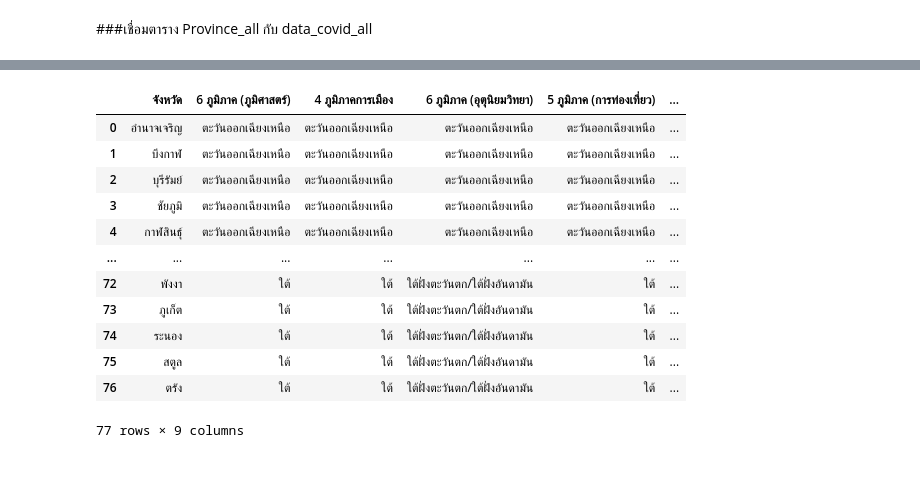
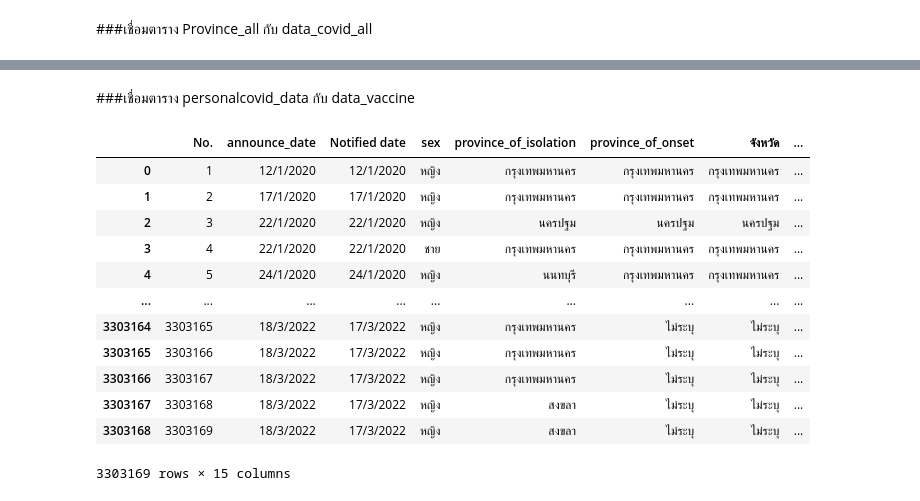
Before and after one commit to nichakornchaisuwan/data_viz_2022, a Jupyter notebook: Project_กลุ่มนี้.ipynb, the cells around one changed output, grey strips where cells are left out. Drawn from its saved outputs; the diff is of its cells as text; code cells hidden in the pictures; blank space fills up the shorter version.

```diff
--- a/Project_กลุ่มนี้.ipynb
+++ b/Project_กลุ่มนี้.ipynb
@@ -421,31 +456,13 @@ set(data_covidall['province_of_onset'])
  'ไม่มีชื่อหอพัก',
  'ไม่ระบุ'}
 # %%
-data_covidall['province_of_onset'].replace({'\tประจวบคีรีขันธ์':'ประจวบคีรีขันธ์',
-                                        'USA':'ไม่ระบุ',
-                                        '\xa0กาญจนบุรี':'กาญจนบุรี',
-                                        '\xa0ชลบุรี':'ชลบุรี',
-                                        '\xa0ตราด':'ตราด',
-                                        '\xa0นครปฐม':'นครปฐม',
-                                        '\xa0สมุทรสงคราม':'สมุทรสงคราม',
-                                        '\xa0สมุทรสาคร':'สมุทรสาคร',
-                                        '\xa0อุทัยธานี':'อุทัยธานี',
-                                        'กทม':'กรุงเทพมหานคร',
-                                        'กทม.':'กรุงเทพมหานคร',
-                                        'กบินทร์บุรี':'ปราจีนบุรี',
-                                        'กระบี่':'กระบี่',
-                                        'กระบี่ี่':'กระบี่',
-                                        'กรุงเทพ':'กรุงเทพมหานคร',
-                                        'กรุงเทพมหานคร':'กรุงเทพมหานคร',
-                                        'กรุงเทพมหานคร.':'กรุงเทพมหานคร',
-                                        'กรุงเทพมหานคร. / พระนครศรีอยุธยา':'กรุงเทพมหานคร',
-                                        'กรุงเทพมหานคร. / ศรีสะเกษ':'กรุงเทพมหานคร',
-                                        'กรุงเทพฯ':'กรุงเทพมหานคร',
-                                        'กะทู้':'ภูเก็ต',
-                                        'กัมพูชา':'ไม่ระบุ',
-                                        'กาญจนบุรี':'กาญจนบุรี',
-                                        'กาญจบุรี':'กาญจนบุรี',
-                                        'กาญนบุรี':'กาญจนบุรี',
+data_covidall['province_of_onset'].replace({'\tประจวบคีรีขันธ์':'ประจวบคีรีขันธ์','USA':'ไม่ระบุ','\xa0กาญจนบุรี':'กาญจนบุรี',
+                                        '\xa0ชลบุรี':'ชลบุรี','\xa0ตราด':'ตราด','\xa0นครปฐม':'นครปฐม','\xa0สมุทรสงคราม':'สมุทรสงคราม',
+                                        '\xa0สมุทรสาคร':'สมุทรสาคร','\xa0อุทัยธานี':'อุทัยธานี','กทม':'กรุงเทพมหานคร','กทม.':'กรุงเทพมหานคร',
+                                        'กบินทร์บุรี':'ปราจีนบุรี','กระบี่':'กระบี่', 'กระบี่ี่':'กระบี่','กรุงเทพ':'กรุงเทพมหานคร','กรุงเทพมหานคร':'กรุงเทพมหานคร',
+                                        'กรุงเทพมหานคร.':'กรุงเทพมหานคร','กรุงเทพมหานคร. / พระนครศรีอยุธยา':'กรุงเทพมหานคร',
+                                        'กรุงเทพมหานคร. / ศรีสะเกษ':'กรุงเทพมหานคร','กรุงเทพฯ':'กรุงเทพมหานคร','กะทู้':'ภูเก็ต',
+                                        'กัมพูชา':'ไม่ระบุ', 'กาญจนบุรี':'กาญจนบุรี','กาญจบุรี':'กาญจนบุรี', 'กาญนบุรี':'กาญจนบุรี',
                                         'กาฬสิน':'กาฬสินธุ์',
                                         'กาฬสินธิ์':'กาฬสินธุ์',
                                         'กาฬสินธุ์':'กาฬสินธุ์',
@@ -877,6 +894,3 @@ data_covidall
 | 433551 | 3303168 | 18/3/2022 | 17/3/2022 | หญิง | NaN | ปี | ไม่ระบุ | สงขลา | ... |
 | 433552 | 3303169 | 18/3/2022 | 17/3/2022 | หญิง | NaN | ปี | ไม่ระบุ | สงขลา | ... |
 3303169 rows × 12 columns
-# %%
-data_covidall = data_covidall.iloc[:,:-1]
-data_covidall
@@ -896,0 +897,3 @@ data_covidall
+# %%
+data_covidall= data_covidall[['No.','announce_date','Notified date','sex','province_of_isolation','province_of_onset']]
+data_covidall
@@ -935,4 +992 @@ district_of_onset            False
 dtype: bool
-# %%
-personalcovid_data = province_all.merge(data_covidall,how='left',left_on='จังหวัด',right_on='province_of_onset')
-personalcovid_data   ## เชื่อมตารางโดยใช้คำสั่ง .merge ตารางซ้ายใช้ province_all, ขวาใช้ data_covid_all เชื่อมด้วยคำว่า จังหวัด
@@ -994,20 +993,22 @@ data_vaccine
+# %% [markdown]
+###เชื่อมตาราง personalcovid_data กับ data_vaccine
 # %%
-get_vaccine= province_all.merge(data_vaccine,how='left',left_on='จังหวัด',right_on='province')
+get_vaccine= personalcovid_data.merge(data_vaccine,how='left',left_on='จังหวัด',right_on='province')
 get_vaccine
 # %% [output]
-|  | จังหวัด | 6 ภูมิภาค (ภูมิศาสตร์) | 4 ภูมิภาคการเมือง | 6 ภูมิภาค (อุตุนิยมวิทยา) | 5 ภูมิภาค (การท่องเที่ยว) | ... |
-| 0 | อำนาจเจริญ | ตะวันออกเฉียงเหนือ | ตะวันออกเฉียงเหนือ | ตะวันออกเฉียงเหนือ | ตะวันออกเฉียงเหนือ | ... |
-| 1 | บึงกาฬ | ตะวันออกเฉียงเหนือ | ตะวันออกเฉียงเหนือ | ตะวันออกเฉียงเหนือ | ตะวันออกเฉียงเหนือ | ... |
-| 2 | บุรีรัมย์ | ตะวันออกเฉียงเหนือ | ตะวันออกเฉียงเหนือ | ตะวันออกเฉียงเหนือ | ตะวันออกเฉียงเหนือ | ... |
-| 3 | ชัยภูมิ | ตะวันออกเฉียงเหนือ | ตะวันออกเฉียงเหนือ | ตะวันออกเฉียงเหนือ | ตะวันออกเฉียงเหนือ | ... |
-| 4 | กาฬสินธุ์ | ตะวันออกเฉียงเหนือ | ตะวันออกเฉียงเหนือ | ตะวันออกเฉียงเหนือ | ตะวันออกเฉียงเหนือ | ... |
-| ... | ... | ... | ... | ... | ... | ... |
-| 72 | พังงา | ใต้ | ใต้ | ใต้ฝั่งตะวันตก/ใต้ฝั่งอันดามัน | ใต้ | ... |
-| 73 | ภูเก็ต | ใต้ | ใต้ | ใต้ฝั่งตะวันตก/ใต้ฝั่งอันดามัน | ใต้ | ... |
-| 74 | ระนอง | ใต้ | ใต้ | ใต้ฝั่งตะวันตก/ใต้ฝั่งอันดามัน | ใต้ | ... |
-| 75 | สตูล | ใต้ | ใต้ | ใต้ฝั่งตะวันตก/ใต้ฝั่งอันดามัน | ใต้ | ... |
-| 76 | ตรัง | ใต้ | ใต้ | ใต้ฝั่งตะวันตก/ใต้ฝั่งอันดามัน | ใต้ | ... |
+|  | No. | announce_date | Notified date | sex | province_of_isolation | province_of_onset | จังหวัด | ... |
+| 0 | 1 | 12/1/2020 | 12/1/2020 | หญิง | กรุงเทพมหานคร | กรุงเทพมหานคร | กรุงเทพมหานคร | ... |
+| 1 | 2 | 17/1/2020 | 17/1/2020 | หญิง | กรุงเทพมหานคร | กรุงเทพมหานคร | กรุงเทพมหานคร | ... |
+| 2 | 3 | 22/1/2020 | 22/1/2020 | หญิง | นครปฐม | นครปฐม | นครปฐม | ... |
+| 3 | 4 | 22/1/2020 | 22/1/2020 | ชาย | กรุงเทพมหานคร | กรุงเทพมหานคร | กรุงเทพมหานคร | ... |
+| 4 | 5 | 24/1/2020 | 24/1/2020 | หญิง | นนทบุรี | กรุงเทพมหานคร | กรุงเทพมหานคร | ... |
+| ... | ... | ... | ... | ... | ... | ... | ... | ... |
+| 3303164 | 3303165 | 18/3/2022 | 17/3/2022 | หญิง | กรุงเทพมหานคร | ไม่ระบุ | ไม่ระบุ | ... |
+| 3303165 | 3303166 | 18/3/2022 | 17/3/2022 | หญิง | กรุงเทพมหานคร | ไม่ระบุ | ไม่ระบุ | ... |
+| 3303166 | 3303167 | 18/3/2022 | 17/3/2022 | หญิง | กรุงเทพมหานคร | ไม่ระบุ | ไม่ระบุ | ... |
+| 3303167 | 3303168 | 18/3/2022 | 17/3/2022 | หญิง | สงขลา | ไม่ระบุ | ไม่ระบุ | ... |
+| 3303168 | 3303169 | 18/3/2022 | 17/3/2022 | หญิง | สงขลา | ไม่ระบุ | ไม่ระบุ | ... |
-77 rows × 9 columns
+3303169 rows × 15 columns
 # %%
 get_vaccine.isnull().any()
 # %% [output]
```
Also changed, not shown: parts of 52 cells of this notebook.
